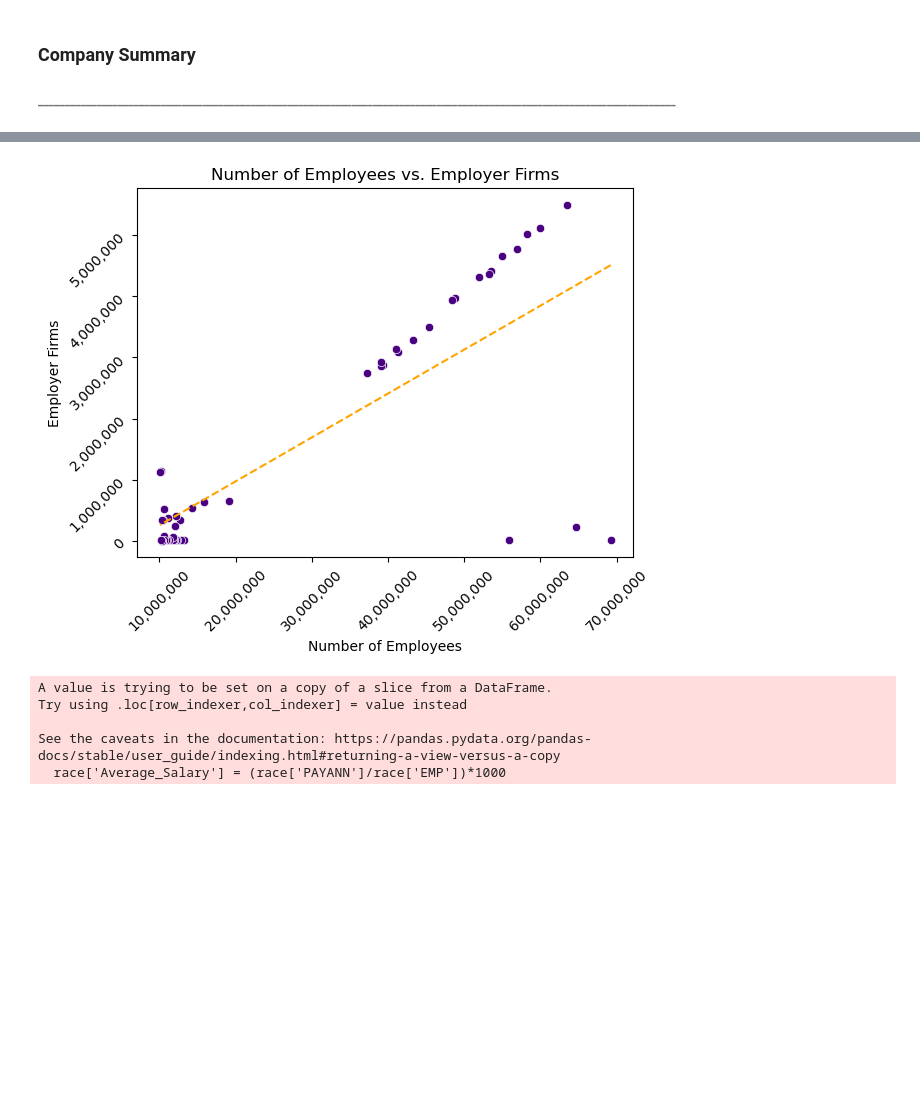
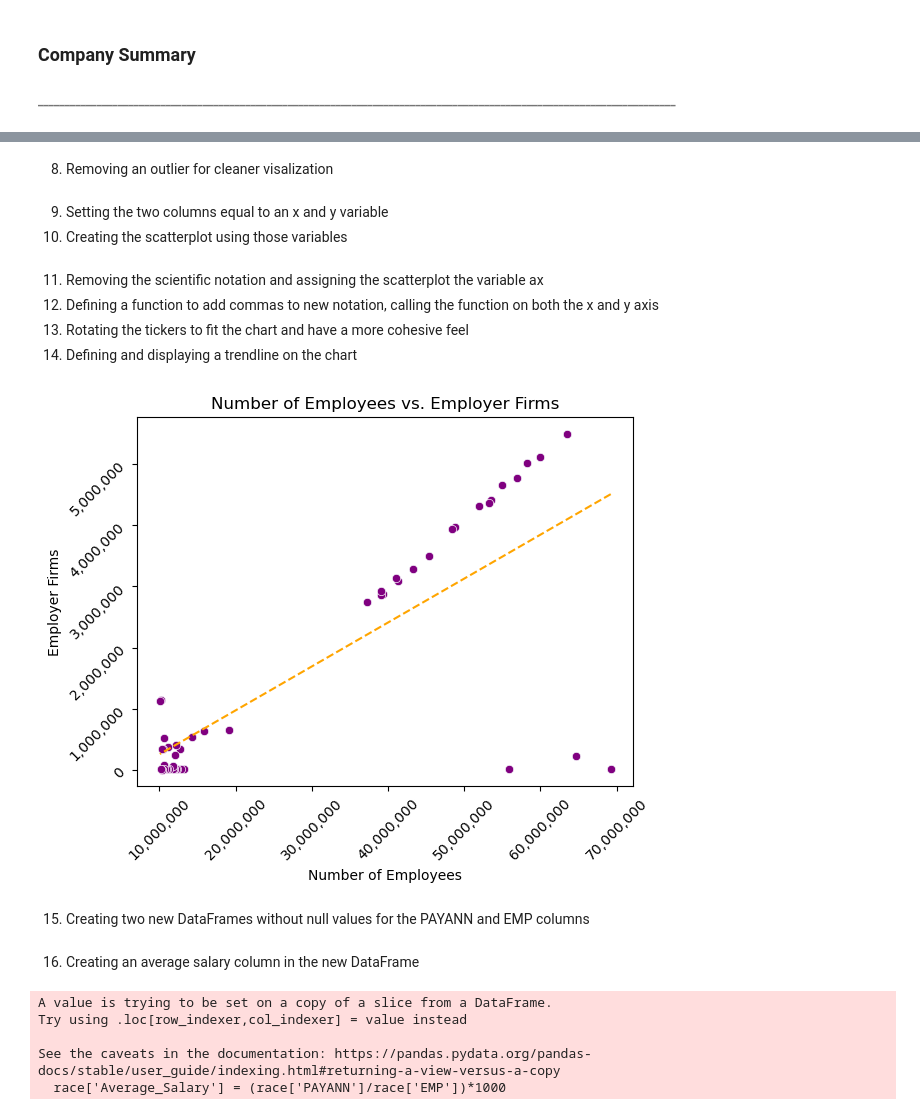
Before and after one commit to FinnMcSweeney/asmt-08-group1, a Jupyter notebook: asmt-08.ipynb, the cells around one changed output, grey strips where cells are left out. Cells and saved outputs as stored; diff of their text form; code cells hidden in the pictures; blank space fills up the shorter version.

```diff
--- a/asmt-08.ipynb
+++ b/asmt-08.ipynb
@@ -54,2 +55,4 @@ top50 = filtered_df.sort_values(by = 'EMP', ascending=False)[:50]
 correlation = top50['EMP'].corr(top50['FIRMPDEMP'])
+# %% [markdown]
+8. Removing an outlier for cleaner visalization
 # %%
@@ -58,40 +59,43 @@ correlation = top50['EMP'].corr(top50['FIRMPDEMP'])
 top50 = top50.drop(top50.index[0])
+# %% [markdown]
+9. Setting the two columns equal to an x and y variable
+10. Creating the scatterplot using those variables
 # %%
-# Setting the two columns equal to an x and y variable
 x = top50['EMP']
 y = top50['FIRMPDEMP']
-
-# Creating the scatterplot using those variables
-sns.scatterplot(x, y);
-
-# Removing the scientific notation and assigning the scatterplot the variable ax
-ax = sns.scatterplot(x, y, color = 'indigo');
-ax.yaxis.get_major_formatter().set_scientific(False)
-ax.xaxis.get_major_formatter().set_scientific(False)
-
-# Defining a function to add commas to new notation
-def add_commas(x, pos):
-    return '{:,}'.format(int(x))
-
-# Calling the function on both the x and y axis
-ax.yaxis.set_major_formatter(FuncFormatter(add_commas))
-ax.xaxis.set_major_formatter(FuncFormatter(add_commas))
-
-# Rotating the tickers to fit the chart and have a more cohesive feel
-ax.xaxis.set_tick_params(rotation=45)
-ax.yaxis.set_tick_params(rotation=45)
-
-# Defining trendline for the scatterplot
-z = np.polyfit(x, y, 1)
-p = np.poly1d(z)
-
-# Plotting the trendline
-plt.plot(x, p(x), "r--", color = 'orange')
-
-# Labeling
-plt.xlabel("Number of Employees")
-plt.ylabel("Employer Firms")
-plt.title('Number of Employees vs. Employer Firms');
-# %% [output]
-[figure, removed]
+# %% [markdown]
+11. Removing the scientific notation and assigning the scatterplot the variable ax
+12. Defining a function to add commas to new notation, calling the function on both the x and y axis
+13. Rotating the tickers to fit the chart and have a more cohesive feel
+14. Defining and displaying a trendline on the chart
+# %%
+sns.scatterplot(x, y);
+
+# Removing the scientific notation and assigning the scatterplot the variable ax
+ax = sns.scatterplot(x, y, color = 'purple');
+ax.yaxis.get_major_formatter().set_scientific(False)
+ax.xaxis.get_major_formatter().set_scientific(False)
+
+def add_commas(x, pos):
+    return '{:,}'.format(int(x))
+
+ax.yaxis.set_major_formatter(FuncFormatter(add_commas))
+ax.xaxis.set_major_formatter(FuncFormatter(add_commas))
+
+ax.xaxis.set_tick_params(rotation=45)
+ax.yaxis.set_tick_params(rotation=45)
+
+z = np.polyfit(x, y, 1)
+p = np.poly1d(z)
+
+plt.plot(x, p(x), "r--", color = 'orange')
+
+# Labeling
+plt.xlabel("Number of Employees")
+plt.ylabel("Employer Firms")
+plt.title('Number of Employees vs. Employer Firms');
+# %% [output]
+[figure, added]
+# %% [markdown]
+15. Creating two new DataFrames without null values for the PAYANN and EMP columns
 # %%
@@ -100,3 +102,5 @@ plt.title('Number of Employees vs. Employer Firms');
 all_payann = filtered_df[filtered_df["PAYANN"] != 0]
 race = all_payann[all_payann["EMP"] != 0]
+# %% [markdown]
+16. Creating an average salary column in the new DataFrame
 # %%
```
Also changed, not shown: parts of 27 cells of this notebook.
